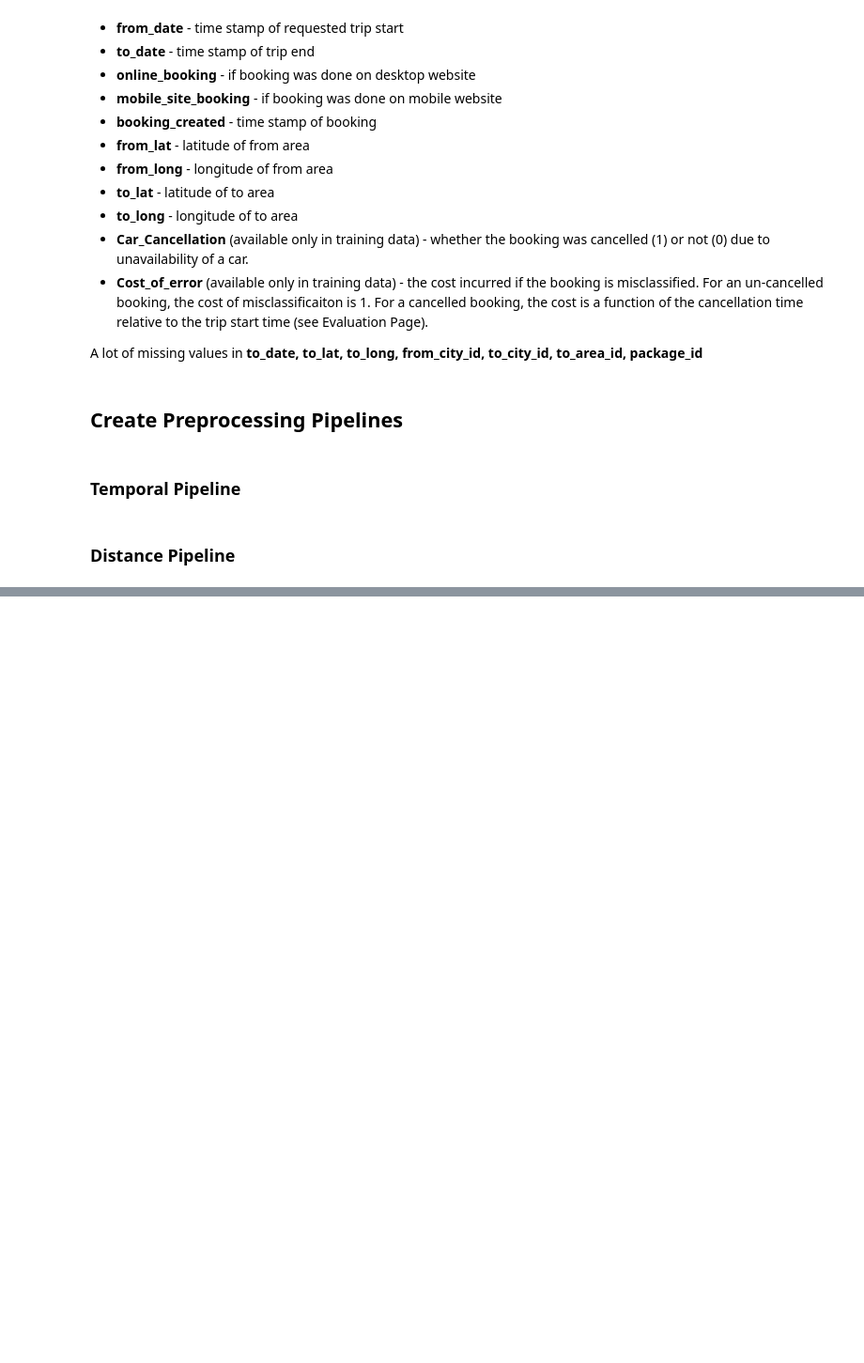
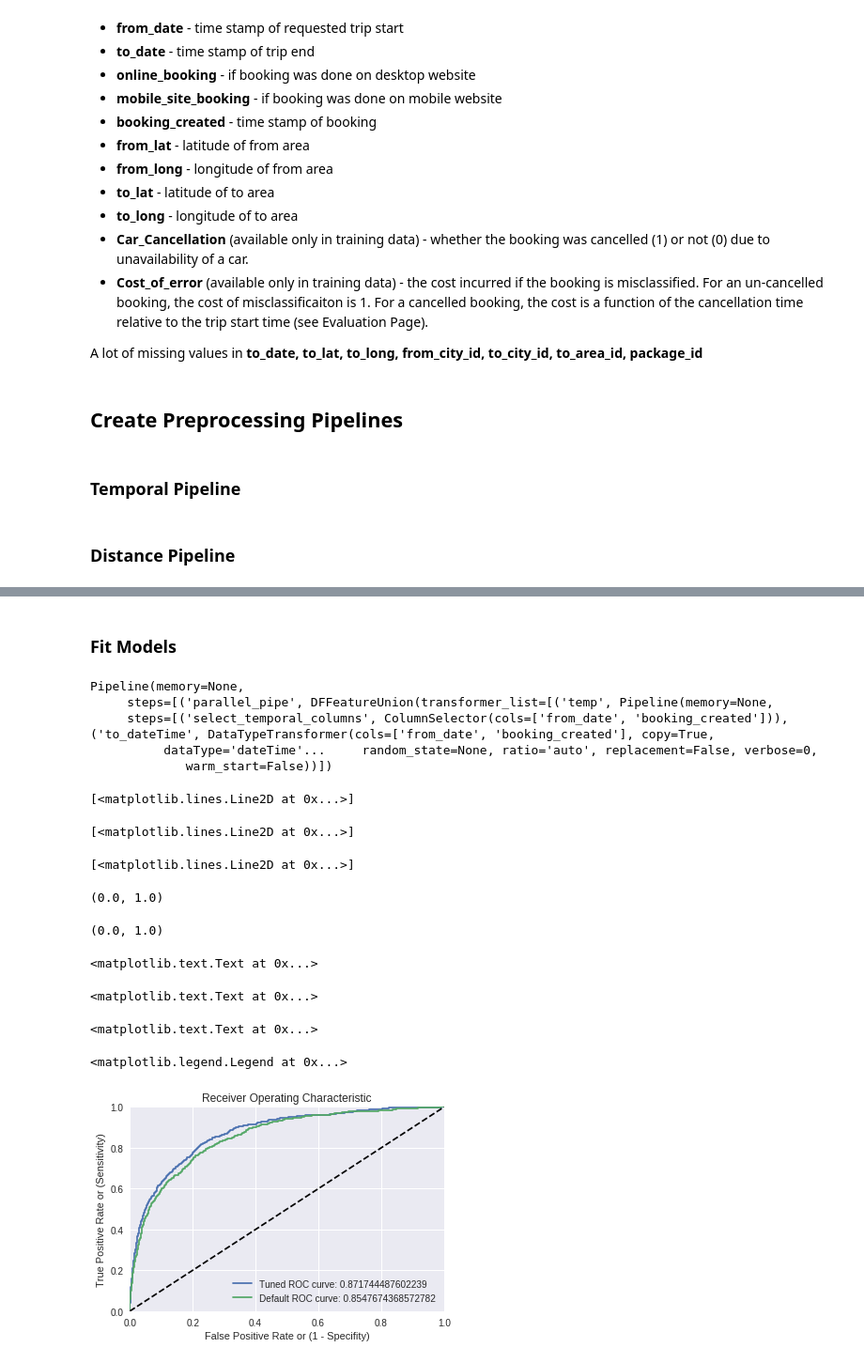
Before and after one commit to Jodahr/CabCancellation, a Jupyter notebook: CabCancellation.ipynb, the cells around one changed output, grey strips where cells are left out. Shown at 94% size. Drawn from its saved outputs; the diff is of its cells as text; code cells hidden in the pictures; blank space fills up the shorter version.

```diff
--- a/CabCancellation.ipynb
+++ b/CabCancellation.ipynb
@@ -1425,0 +248,59 @@ df.describe()
+# %%
+# import the model: prep_pipe + balancedBag(GradientBoost)
+cab_pipe_bbc_gb = dill.load(open('cab_pipe_bbc_gb.pkl', 'rb'))
+cab_pipe_bbc_gb.set_params(**bbc_params)
+# %%
+# set default pipe (without parameter tuning)
+cab_pipe_default = dill.load(open('cab_pipe_bbc_gb.pkl', 'rb'))
+bbc_params_default = {'bbc__base_estimator__n_estimators': 200, 'bbc__n_estimators': 100, 'bbc__n_jobs': 5}
+cab_pipe_default.set_params(**bbc_params)
+# %% [markdown]
+### Fit Models
+# %%
+cab_pipe_bbc_gb.fit(X_train, y_train)
+cab_pipe_default.fit(X_train, y_train)
+# %% [output]
+Pipeline(memory=None,
+     steps=[('parallel_pipe', DFFeatureUnion(transformer_list=[('temp', Pipeline(memory=None,
+     steps=[('select_temporal_columns', ColumnSelector(cols=['from_date', 'booking_created'])), ('to_dateTime', DataTypeTransformer(cols=['from_date', 'booking_created'], copy=True,
+          dataType='dateTime'...     random_state=None, ratio='auto', replacement=False, verbose=0,
+             warm_start=False))])
+# %%
+y_pred, y_pred_proba = cab_pipe_bbc_gb.predict(X_test), cab_pipe_bbc_gb.predict_proba(X_test)
+y_pred_default, y_pred_proba_default = cab_pipe_default.predict(X_test), cab_pipe_default.predict_proba(X_test)
+# %%
+%matplotlib inline
+# Compute fpr, tpr, thresholds and roc auc
+fpr, tpr, thresholds = roc_curve(y_test, y_pred_proba[:,1])
+fpr_default, tpr_default, thresholds_default = roc_curve(y_test, y_pred_proba_default[:,1])
+
+# are under roc curve
+roc_auc = auc(fpr,tpr)
+roc_auc_default = auc(fpr_default,tpr_default)
+
+# Plot ROC curve
+plt.plot(fpr, tpr, label='Tuned ROC curve: {}'.format(roc_auc))
+plt.plot(fpr_default, tpr_default, label='Default ROC curve: {}'.format(roc_auc_default))
+
+plt.plot([0, 1], [0, 1], 'k--')  # random predictions curve
+plt.xlim([0.0, 1.0])
+plt.ylim([0.0, 1.0])
+
+plt.xlabel('False Positive Rate or (1 - Specifity)')
+plt.ylabel('True Positive Rate or (Sensitivity)')
+
+plt.title('Receiver Operating Characteristic')
+plt.legend(loc="lower right")
+
+plt.show()
+# %% [output]
+[<matplotlib.lines.Line2D at 0x...>]
+[<matplotlib.lines.Line2D at 0x...>]
+[<matplotlib.lines.Line2D at 0x...>]
+(0.0, 1.0)
+(0.0, 1.0)
+<matplotlib.text.Text at 0x...>
+<matplotlib.text.Text at 0x...>
+<matplotlib.text.Text at 0x...>
+<matplotlib.legend.Legend at 0x...>
+[figure, added]
```
Also changed, not shown: parts of 179 cells of this notebook.
